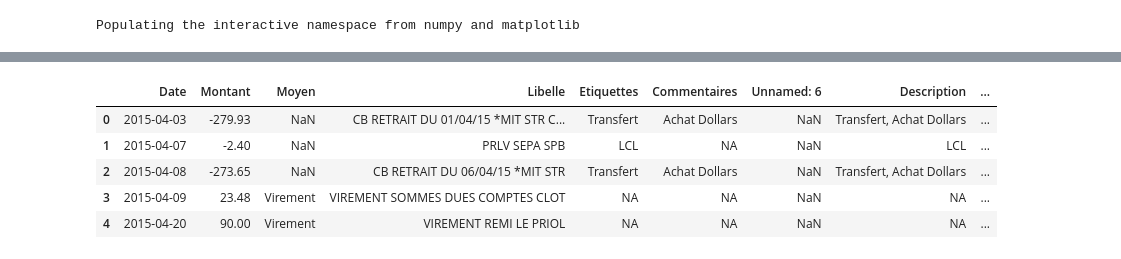
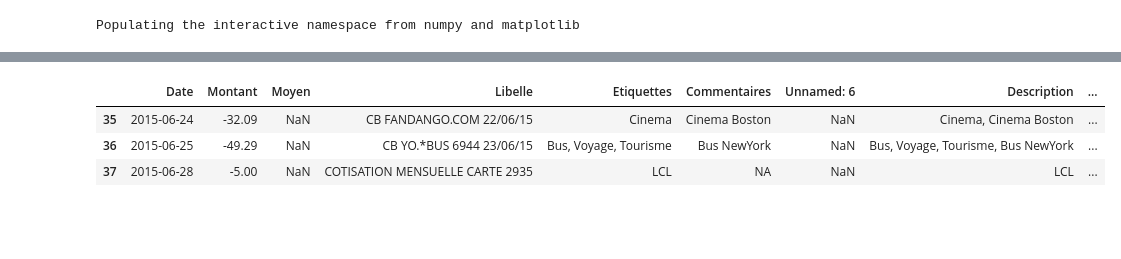
Before and after one commit to sds-dubois/ExpenseAnalyzer, a Jupyter notebook: Viz.ipynb, the cells around one changed output, grey strips where cells are left out. Drawn from its saved outputs; the diff is of its cells as text; code cells hidden in the pictures; blank space fills up the shorter version.

```diff
--- a/Viz.ipynb
+++ b/Viz.ipynb
@@ -6,6 +6,6 @@ from config import *
 # %% [output]
 Populating the interactive namespace from numpy and matplotlib
 # %%
-data = prepare_data(filename, scale_similarities=False)
+data = prepare_data(filename)
 # %% [output]
 Vocabulary {u'taxi': 0, u'anniversaire': 1, u'cambridge': 2, u'vie': 3, u'photo': 4, u'bforbank': 56, u'soldex': 6, u'cloture': 7, u'caltrain': 8, u'florence': 9, u'brunch': 10, u'italie': 18, u'airbn ...
@@ -22,9 +12,7 @@ Vocabulary {u'taxi': 0, u'anniversaire': 1, u'cambridge': 2, u'vie': 3, u'photo'
 # %%
-data['df'][:5]
+data['df'][35:38]
 # %% [output]
 |  | Date | Montant | Moyen | Libelle | Etiquettes | Commentaires | Unnamed: 6 | Description | ... |
-| 0 | 2015-04-03 | -279.93 | NaN | CB RETRAIT DU 01/04/15 *MIT STR C... | Transfert | Achat Dollars | NaN | Transfert, Achat Dollars | ... |
-| 1 | 2015-04-07 | -2.40 | NaN | PRLV SEPA SPB | LCL | NA | NaN | LCL | ... |
-| 2 | 2015-04-08 | -273.65 | NaN | CB RETRAIT DU 06/04/15 *MIT STR | Transfert | Achat Dollars | NaN | Transfert, Achat Dollars | ... |
-| 3 | 2015-04-09 | 23.48 | Virement | VIREMENT SOMMES DUES COMPTES CLOT | NA | NA | NaN | NA | ... |
-| 4 | 2015-04-20 | 90.00 | Virement | VIREMENT REMI LE PRIOL | NA | NA | NaN | NA | ... |
+| 35 | 2015-06-24 | -32.09 | NaN | CB FANDANGO.COM 22/06/15 | Cinema | Cinema Boston | NaN | Cinema, Cinema Boston | ... |
+| 36 | 2015-06-25 | -49.29 | NaN | CB YO.*BUS 6944 23/06/15 | Bus, Voyage, Tourisme | Bus NewYork | NaN | Bus, Voyage, Tourisme, Bus NewYork | ... |
+| 37 | 2015-06-28 | -5.00 | NaN | COTISATION MENSUELLE CARTE 2935 | LCL | NA | NaN | LCL | ... |
```
Also changed, not shown: parts of 12 cells of this notebook, 1 other file.
